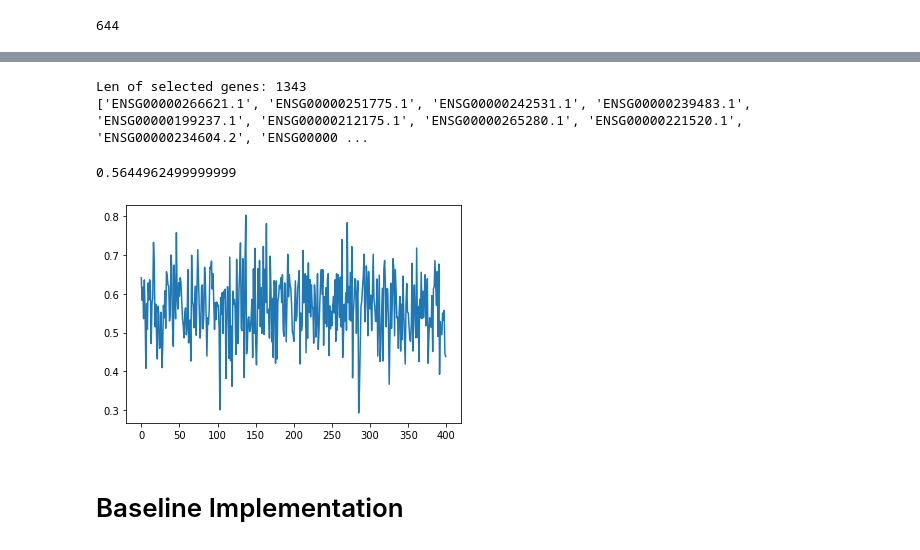
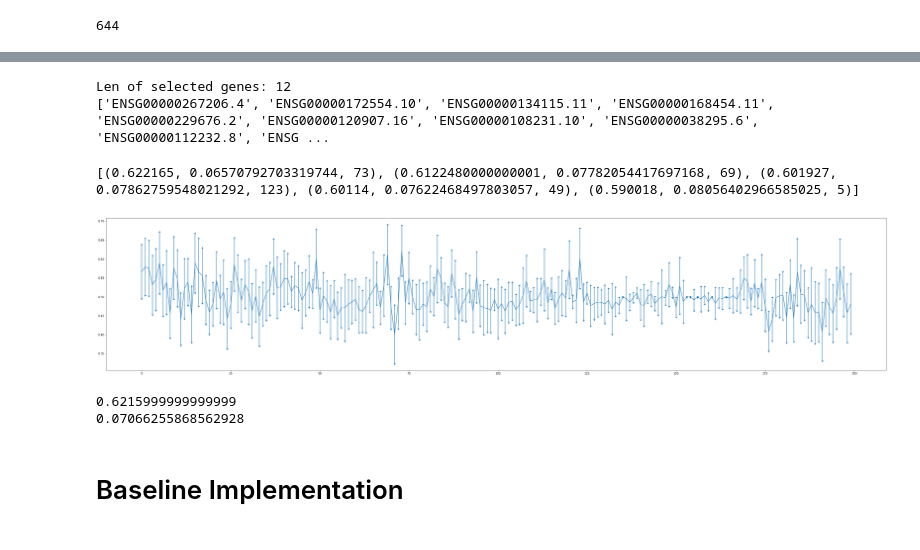
Before and after one commit to DrQuestion/DataMiningLab, a Jupyter notebook: Model_Analysis_COREX.ipynb, the cells around one changed output, grey strips where cells are left out. Drawn from its saved outputs; the diff is of its cells as text; code cells hidden in the pictures.

```diff
--- a/Model_Analysis_COREX.ipynb
+++ b/Model_Analysis_COREX.ipynb
@@ -48,7 +48,10 @@ def BayesModel(matrix_t, list_of_sets, obj, i):
     #print("Transpose matrix filtered shape: {}".format(mat.shape))
 
     # Split dataset into training set and test set
-    X_train, X_test, y_train, y_test = train_test_split(mat.values, obj.values, test_size=0.3,random_state=i) # 70% training and 30% test
+    if i:
+        X_train, X_test, y_train, y_test = train_test_split(mat.values, obj.values, test_size=0.3,random_state=i) # 70% training and 30% test
+    else:
+        X_train, X_test, y_train, y_test = train_test_split(mat.values, obj.values, test_size=0.3)
     # Define the scaler
     scaler = StandardScaler().fit(X_train)
     # Scale the train set
@@ -78,7 +81,7 @@ def BayesModel(matrix_t, list_of_sets, obj, i):
 # Matrix and Objective vector preparation
 # %%
 #------------- MATRIX and CLASS VECTOR
-matrix = pd.read_csv(r"~/Documents/UniTn/DataMiningLab/expressionMatrix5.tsv", sep = "\t", header=0)
+matrix = pd.read_csv(r"~/Documents/UniTn/FirstSemester/BiologicalDataMiningLab/exprMatTop5000ByVar.tsv", sep = "\t", header=0)
 #class_vector = pd.read_csv("~/GoogleDrive/DataMiningLab/Model/objective.tsv", sep = "\t", header=0)
 print("Matrix shape: {}".format(matrix.shape))
 #print(matrix.head(2))
@@ -94,7 +97,7 @@ print("")
 
 
 # class vector
-class_vector = pd.read_csv(r"C:\Users\aless\Documents\UniTn\DataMiningLab\objective.tsv", sep = "\t", header=0)
+class_vector = pd.read_csv(r"C:/Users/aless/Documents/UniTn/FirstSemester/BiologicalDataMiningLab/objective.tsv", sep = "\t", header=0)
 print("Objective shape: {}".format(class_vector.shape))
 
 # generating barcode of samples
@@ -183,18 +202,21 @@ KeyError: 'notfound'
 # %%
 #clusters = range(10)
 #cardinalities = [1343,345,17,17,12,42,34,18,22,27]
-clusters = [0]
-cardinalities = [1343]
+clusters = [73]
+cardinalities = [12]
 
-c_genes = [model.select_genes(r"C:\Users\aless\Documents\UniTn\DataMiningLab\FinalReport\corex_mis.tsv", cluster_id, n_genes) for cluster_id, n_genes in zip(clusters, cardinalities)]
+c_genes = [model.select_genes(r"C:\Users\aless\Documents\UniTn\DataMiningLab\FinalReport\Coding\corex_mis.tsv", cluster_id, n_genes) for cluster_id, n_genes in zip(clusters, cardinalities)]
 
 import itertools
 c_genes = list(itertools.chain.from_iterable(c_genes))
 print("Len of selected genes: {}".format(len(c_genes)))
 print(c_genes)
+
+#sizes = pd.read_csv(r"C:\Users\aless\Documents\UniTn\DataMiningLab\FinalReport\Coding\sizes.tsv", sep='\s', header=None, names=['count', 'cluster'])
+#print(sizes.head())
 # %% [output]
-Len of selected genes: 1343
-['ENSG00000266621.1', 'ENSG00000251775.1', 'ENSG00000242531.1', 'ENSG00000239483.1', 'ENSG00000199237.1', 'ENSG00000212175.1', 'ENSG00000265280.1', 'ENSG00000221520.1', 'ENSG00000234604.2', 'ENSG00000 ...
+Len of selected genes: 12
+['ENSG00000267206.4', 'ENSG00000172554.10', 'ENSG00000134115.11', 'ENSG00000168454.11', 'ENSG00000229676.2', 'ENSG00000120907.16', 'ENSG00000108231.10', 'ENSG00000038295.6', 'ENSG00000112232.8', 'ENSG ...
 # %%
 # Bayes
 
@@ -237,27 +259,39 @@ print(auc1)
 
 auc2 = BayesModel(matrix_t, [set(genes_int1)], obj)
 print(auc2)
+# %%
+sizes = pd.read_csv(r"C:\Users\aless\Documents\UniTn\DataMiningLab\FinalReport\Coding\sizes.tsv", sep='\s', header=None, names=['count', 'cluster'])
+corex_mis = pd.read_csv(r"C:\Users\aless\Documents\UniTn\DataMiningLab\FinalReport\Coding\corex_mis.tsv", sep='\t')
+accuracies_per_cluster=[]
+for i, row in sizes.iterrows():
+    c_genes = model.select_genes_(corex_mis, row[1], row[0])
+    acc = []
+    for i in range(100):
+        j = i+42
+        auc = BayesModel(matrix_t, [set(c_genes)], obj, j)
+        acc.append(auc)
+    avg=np.mean(acc)
+    dev=np.std(acc)
+    accuracies_per_cluster.append((avg, dev, row[1]))
+accs=list(map(lambda x: x[0], accuracies_per_cluster))
+plt.figure(figsize=(50,10))
+plt.errorbar(x=list(range(200)), y=list(map(lambda x: x[0], accuracies_per_cluster)), yerr=list(map(lambda x: x[1], accuracies_per_cluster)), uplims=True, lolims=True)
+accuracies_per_cluster.sort(key=lambda x:x[0], reverse=True)
+print(accuracies_per_cluster[:5])
+# %% [output]
+[(0.622165, 0.06570792703319744, 73), (0.6122480000000001, 0.07782054417697168, 69), (0.601927, 0.07862759548021292, 123), (0.60114, 0.07622468497803057, 49), (0.590018, 0.08056402966585025, 5)]
+[figure, added]
 # %%
 acc = []
-for i in range(400):
+for i in range(100):
     j = i+50
     auc = BayesModel(matrix_t, [set(c_genes)], obj, j)
     acc.append(auc)
-x = [i for i in range(len(acc))]
-plt.plot(x, acc)
-np.mean(acc)
+print(np.mean(acc))
+print(np.std(acc))
+# %% [output]
+0.6215999999999999
+0.07066255868562928
-# %%
-acc = []
-for i in range(400):
-    j = i+50
-    auc = BayesModel(matrix_t, [set(genes)], obj, j)
-    acc.append(auc)
-x = [i for i in range(len(acc))]
-plt.plot(x, acc)
-np.mean(acc)
-# %% [output]
-0.5644962499999999
-[figure, removed]
 # %%
 genes_list = list(set(genes_int1).union(set(genes_int2)))
 
```
Also changed, not shown: parts of 10 cells of this notebook, 4 other files.
